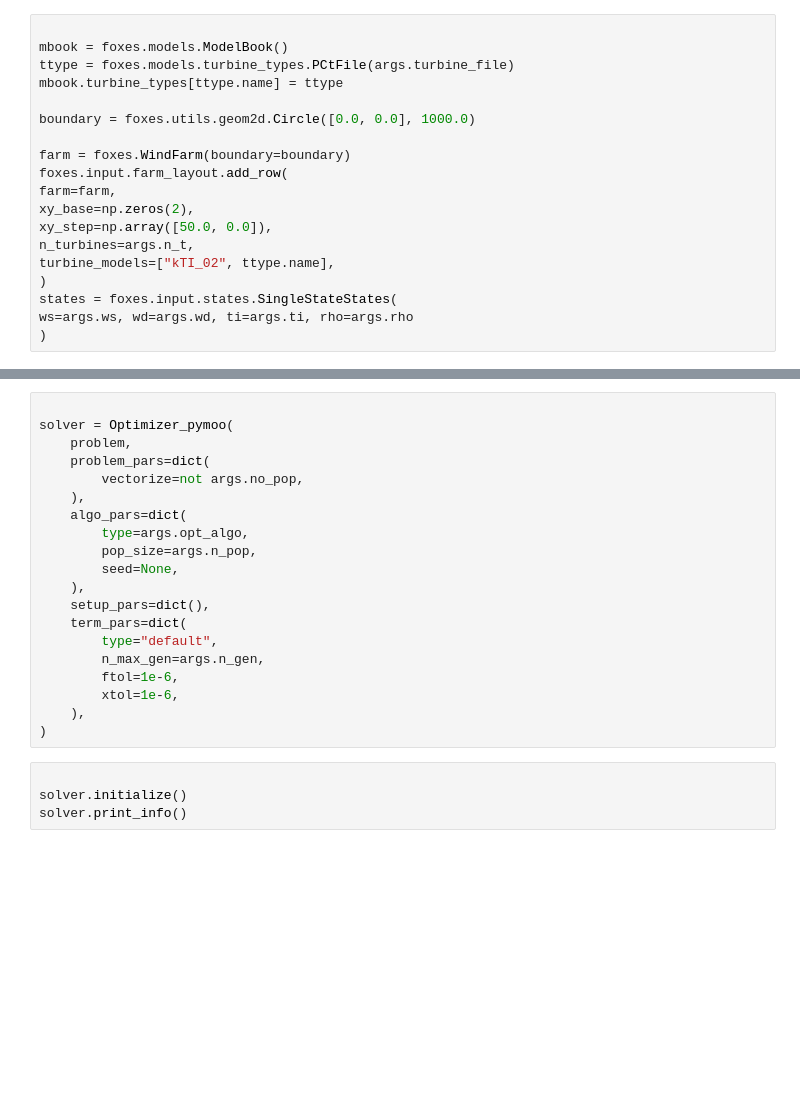
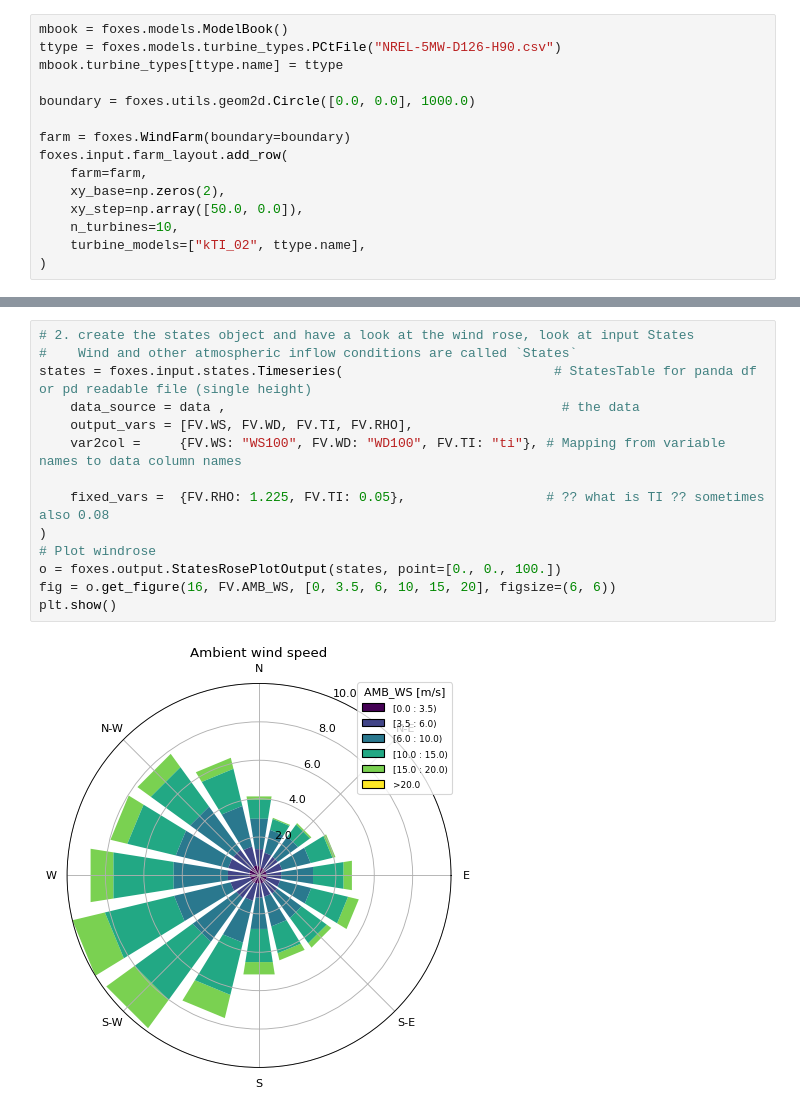
Before and after one commit to boujuan/StudentProject-Yield-Predictions-Offshore, a Jupyter notebook: test.ipynb, the cells around one changed output, grey strips where cells are left out. Drawn from its saved outputs; the diff is of its cells as text; blank space fills up the shorter version.

```diff
--- a/test.ipynb
+++ b/test.ipynb
@@ -80,20 +35,16 @@ SystemExit: 2
 # %%
-
 mbook = foxes.models.ModelBook()
-ttype = foxes.models.turbine_types.PCtFile(args.turbine_file)
+ttype = foxes.models.turbine_types.PCtFile("NREL-5MW-D126-H90.csv")
 mbook.turbine_types[ttype.name] = ttype
 
 boundary = foxes.utils.geom2d.Circle([0.0, 0.0], 1000.0)
 
 farm = foxes.WindFarm(boundary=boundary)
 foxes.input.farm_layout.add_row(
-farm=farm,
-xy_base=np.zeros(2),
-xy_step=np.array([50.0, 0.0]),
-n_turbines=args.n_t,
-turbine_models=["kTI_02", ttype.name],
+    farm=farm,
+    xy_base=np.zeros(2),
+    xy_step=np.array([50.0, 0.0]),
+    n_turbines=10,
+    turbine_models=["kTI_02", ttype.name],
 )
-states = foxes.input.states.SingleStateStates(
-ws=args.ws, wd=args.wd, ti=args.ti, rho=args.rho
-)
 # %% [output]
@@ -129,24 +61,16 @@ problem.initialize()
-# %%
-
-solver = Optimizer_pymoo(
-    problem,
-    problem_pars=dict(
-        vectorize=not args.no_pop,
-    ),
-    algo_pars=dict(
-        type=args.opt_algo,
-        pop_size=args.n_pop,
-        seed=None,
-    ),
-    setup_pars=dict(),
-    term_pars=dict(
-        type="default",
-        n_max_gen=args.n_gen,
-        ftol=1e-6,
-        xtol=1e-6,
-    ),
-)
-# %%
-
-solver.initialize()
-solver.print_info()
+# %%
+# 2. create the states object and have a look at the wind rose, look at input States
+#    Wind and other atmospheric inflow conditions are called `States`
+states = foxes.input.states.Timeseries(                           # StatesTable for panda df or pd readable file (single height)
+    data_source = data ,                                           # the data
+    output_vars = [FV.WS, FV.WD, FV.TI, FV.RHO],
+    var2col =     {FV.WS: "WS100", FV.WD: "WD100", FV.TI: "ti"}, # Mapping from variable names to data column names
+
+    fixed_vars =  {FV.RHO: 1.225, FV.TI: 0.05},                  # ?? what is TI ?? sometimes also 0.08
+)
+# Plot windrose
+o = foxes.output.StatesRosePlotOutput(states, point=[0., 0., 100.])
+fig = o.get_figure(16, FV.AMB_WS, [0, 3.5, 6, 10, 15, 20], figsize=(6, 6))
+plt.show()
+# %% [output]
+[figure, added]
```
Also changed, not shown: parts of 8 cells of this notebook, 6 other files.
